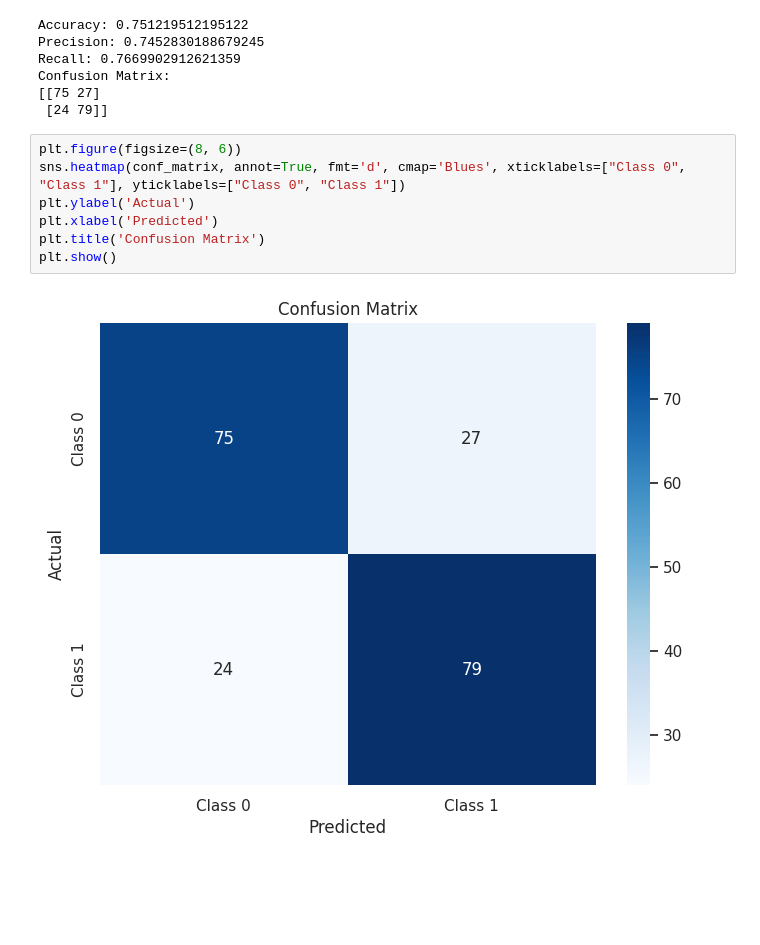
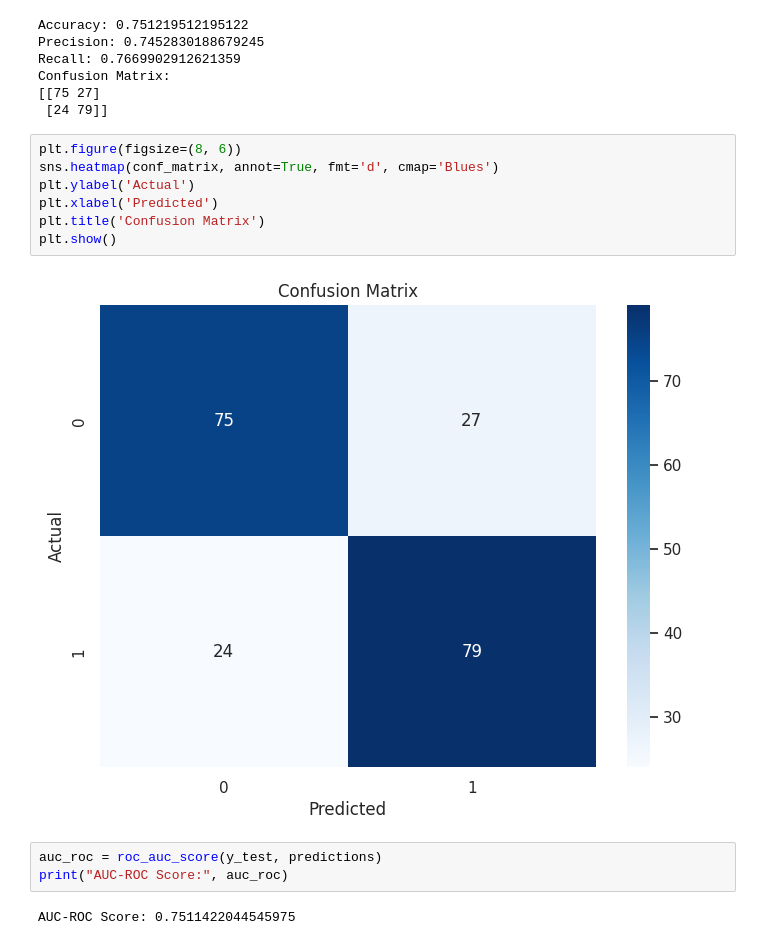
Before and after one commit to hkafrawi/ML_Course, a Jupyter notebook: heart-disease.ipynb, the cells around one changed output. Cells and saved outputs as stored; diff of their text form; blank space fills up the shorter version.

```diff
--- a/heart-disease.ipynb
+++ b/heart-disease.ipynb
@@ -366,10 +368,15 @@ Confusion Matrix:
  [24 79]]
 # %%
 plt.figure(figsize=(8, 6))
-sns.heatmap(conf_matrix, annot=True, fmt='d', cmap='Blues', xticklabels=["Class 0", "Class 1"], yticklabels=["Class 0", "Class 1"])
+sns.heatmap(conf_matrix, annot=True, fmt='d', cmap='Blues')
 plt.ylabel('Actual')
 plt.xlabel('Predicted')
 plt.title('Confusion Matrix')
 plt.show()
 # %% [output]
-[figure, old version]
+[figure, new version]
+# %%
+auc_roc = roc_auc_score(y_test, predictions)
+print("AUC-ROC Score:", auc_roc)
+# %% [output]
+AUC-ROC Score: 0.7511422044545975
```
Also changed, not shown: parts of 13 cells of this notebook.
